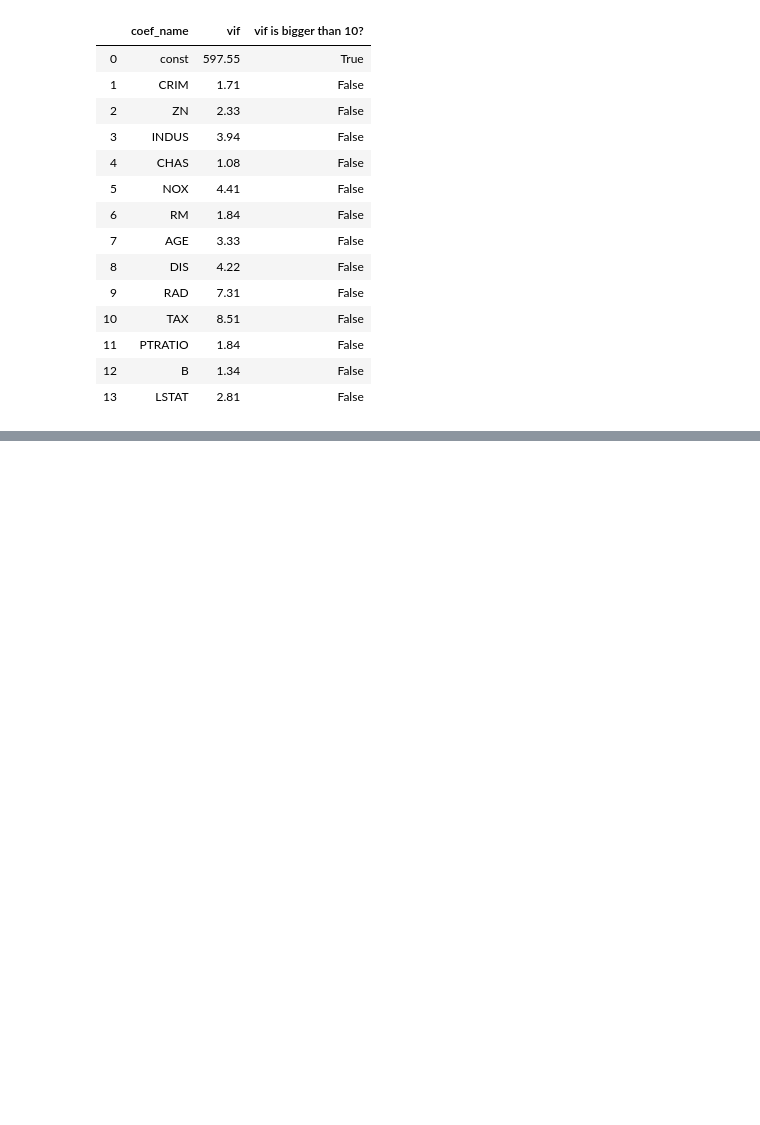
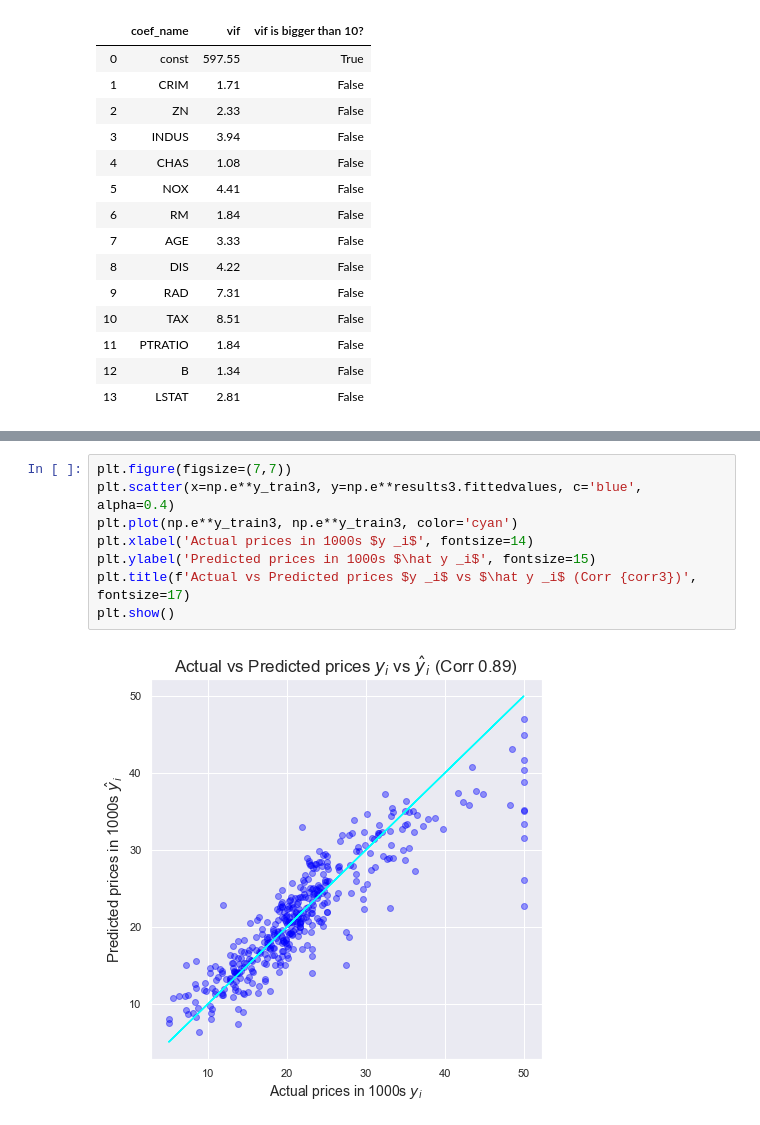
Before and after one commit to rasoulghaznavi/Excersise, a Jupyter notebook: 04 Multivariable Regression.ipynb, the cells around one changed output, grey strips where cells are left out. Cells and saved outputs as stored; diff of their text form; blank space fills up the shorter version.

```diff
--- a/04 Multivariable Regression.ipynb
+++ b/04 Multivariable Regression.ipynb
@@ -691,0 +813,10 @@ pd.DataFrame({'coef_name': X_incl_const.columns, 'vif': np.around(vif2, 2), 'vif
+# %%
+plt.figure(figsize=(7,7))
+plt.scatter(x=np.e**y_train3, y=np.e**results3.fittedvalues, c='blue', alpha=0.4)
+plt.plot(np.e**y_train3, np.e**y_train3, color='cyan')
+plt.xlabel('Actual prices in 1000s $y _i$', fontsize=14)
+plt.ylabel('Predicted prices in 1000s $\hat y _i$', fontsize=15)
+plt.title(f'Actual vs Predicted prices $y _i$ vs $\hat y _i$ (Corr {corr3})', fontsize=17)
+plt.show()
+# %% [output]
+[figure, added]
```
Also changed, not shown: parts of 14 cells of this notebook.
